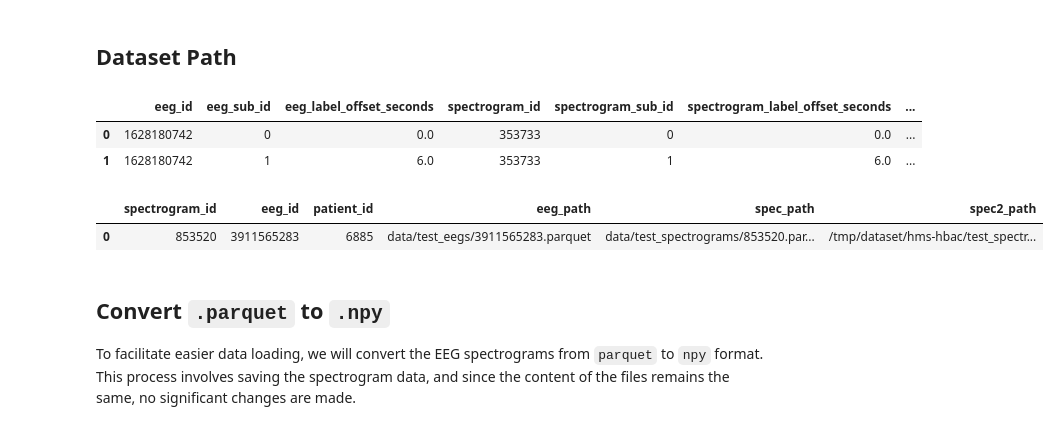
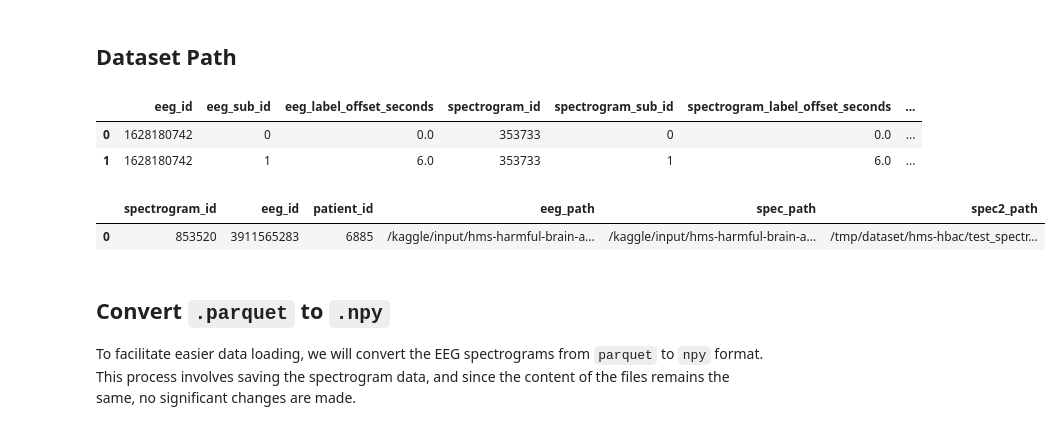
Before and after one commit to One-to-1/HMS-Harmful-Brain-Activity-Classification, a Jupyter notebook: hms-hbac.ipynb, the cells around one changed output. Cells and saved outputs as stored; diff of their text form; code cells hidden in the pictures.

```diff
--- a/hms-hbac.ipynb
+++ b/hms-hbac.ipynb
@@ -42,7 +146,7 @@ class Config:
     batchSize = 64  # Batch size
     verbosity = 2  # Verbosity
     dropRem = True  # Drop incomplete batches
-    epochs = 13 # Training epochs
+    epochs = 20 # Training epochs
     lrMode = "cos" # LR scheduler mode from one of "cos", "step", "exp"
     numClasses = 6 # Number of classes in the dataset
     imageSize = [400, 300]  # Input image size
@@ -55,33 +159,33 @@ keras.utils.set_random_seed(Config.randSeed)
 # %% [markdown]
 ## Dataset Path
 # %%
-BASE_PATH = "data"
+BASE_PATH = "/kaggle/input/hms-harmful-brain-activity-classification"
 
 SPEC_DIR = "/tmp/dataset/hms-hbac"
 os.makedirs(SPEC_DIR+'/train_spectrograms', exist_ok=True)
 os.makedirs(SPEC_DIR+'/test_spectrograms', exist_ok=True)
 ## Meta Data
 # Train + Valid
 df = pd.read_csv(f'{BASE_PATH}/train.csv')
 df['eeg_path'] = f'{BASE_PATH}/train_eegs/'+df['eeg_id'].astype(str)+'.parquet'
 df['spec_path'] = f'{BASE_PATH}/train_spectrograms/'+df['spectrogram_id'].astype(str)+'.parquet'
 df['spec2_path'] = f'{SPEC_DIR}/train_spectrograms/'+df['spectrogram_id'].astype(str)+'.npy'
 df['class_name'] = df.expert_consensus.copy()
 df['class_label'] = df.expert_consensus.map(Config.name2label)
 display(df.head(2))
 
 # Test
 test_df = pd.read_csv(f'{BASE_PATH}/test.csv')
 test_df['eeg_path'] = f'{BASE_PATH}/test_eegs/'+test_df['eeg_id'].astype(str)+'.parquet'
 test_df['spec_path'] = f'{BASE_PATH}/test_spectrograms/'+test_df['spectrogram_id'].astype(str)+'.parquet'
 test_df['spec2_path'] = f'{SPEC_DIR}/test_spectrograms/'+test_df['spectrogram_id'].astype(str)+'.npy'
 display(test_df.head(2))
 # %% [output]
 |  | eeg_id | eeg_sub_id | eeg_label_offset_seconds | spectrogram_id | spectrogram_sub_id | spectrogram_label_offset_seconds | ... |
 | 0 | 1628180742 | 0 | 0.0 | 353733 | 0 | 0.0 | ... |
 | 1 | 1628180742 | 1 | 6.0 | 353733 | 1 | 6.0 | ... |
 |  | spectrogram_id | eeg_id | patient_id | eeg_path | spec_path | spec2_path |
-| 0 | 853520 | 3911565283 | 6885 | data/test_eegs/3911565283.parquet | data/test_spectrograms/853520.par... | /tmp/dataset/hms-hbac/test_spectr... |
+| 0 | 853520 | 3911565283 | 6885 | /kaggle/input/hms-harmful-brain-a... | /kaggle/input/hms-harmful-brain-a... | /tmp/dataset/hms-hbac/test_spectr... |
 # %% [markdown]
 ## Convert `.parquet` to `.npy`
 
```
Also changed, not shown: parts of 16 cells of this notebook, 5 other files.
